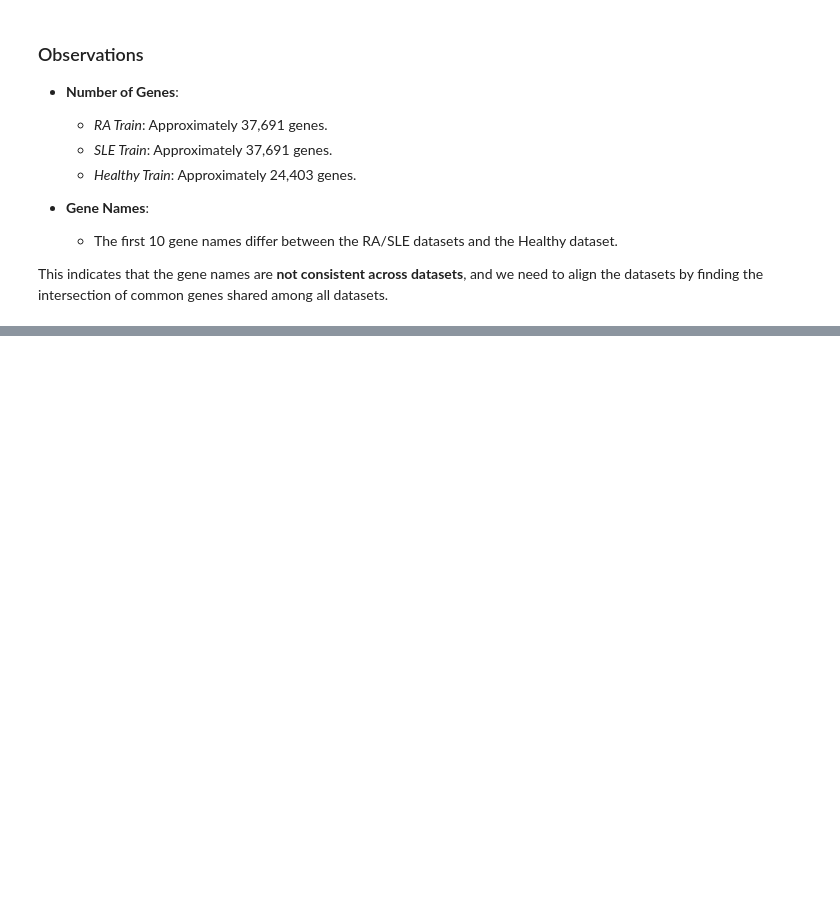
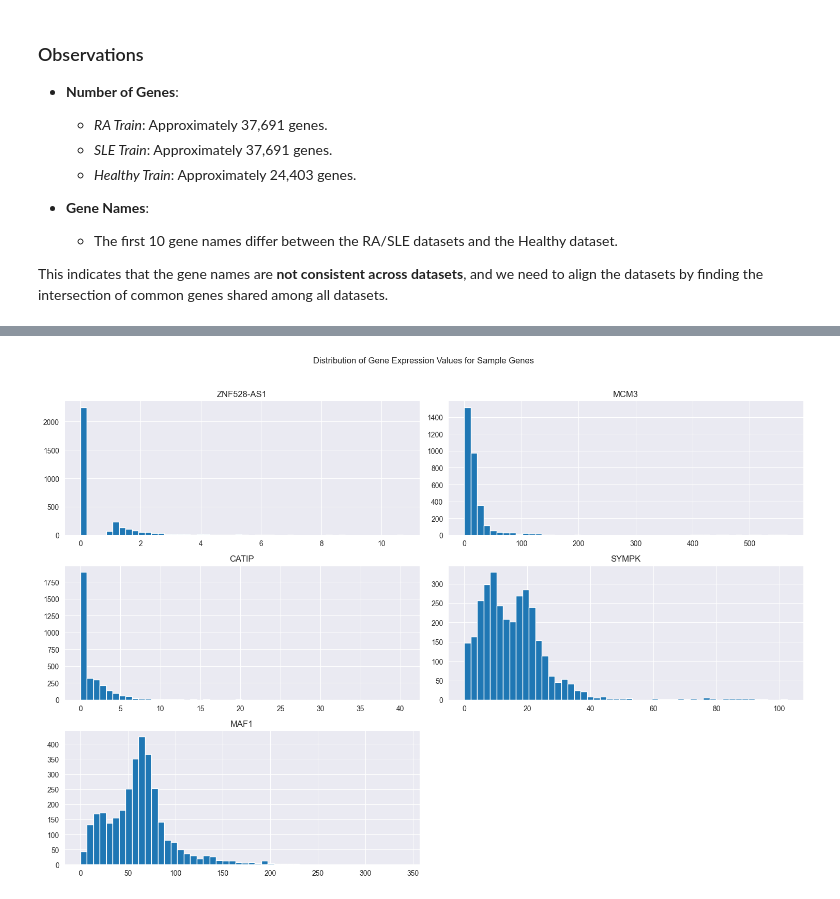
Before and after one commit to andreas-pattichis/ML-for-RNA-Seq-Disease-Classification-and-Biomarker-Discovery, a Jupyter notebook: assignment.ipynb, the cells around one changed output, grey strips where cells are left out. Saved outputs shown, nothing was run; the diff lists cells and outputs as text; code cells hidden in the pictures; blank space fills up the shorter version.

Commit message:
Align and transform data, EDA, Data combination and Labeling

```diff
--- a/assignment.ipynb
+++ b/assignment.ipynb
@@ -111,0 +118,10 @@ This indicates that the gene names are **not consistent across datasets**, and w
+# %%
+# Extract gene lists from each dataset
+ra_genes = set(ra_train.columns)
+sle_genes = set(sle_train.columns)
+healthy_genes = set(healthy_train.columns)
+
+# Find the intersection of genes present in all datasets
+common_genes = list(ra_genes & sle_genes & healthy_genes)
+
+print("Number of common genes across all datasets:", len(common_genes))
@@ -111,0 +130,8 @@ This indicates that the gene names are **not consistent across datasets**, and w
+# %%
+# Subset each dataset to keep only the common genes
+ra_train = ra_train[common_genes]
+ra_test = ra_test[common_genes]
+sle_train = sle_train[common_genes]
+sle_test = sle_test[common_genes]
+healthy_train = healthy_train[common_genes]
+healthy_test = healthy_test[common_genes]
@@ -111,0 +171,10 @@ This indicates that the gene names are **not consistent across datasets**, and w
+# %%
+# Combine all training data for EDA
+combined_train = pd.concat([ra_train, sle_train, healthy_train], ignore_index=True)
+
+# Print the combined training data shape
+print("Combined Training Data Shape:", combined_train.shape)
+
+# Calculate sparsity (percentage of zero values)
+sparsity = (combined_train == 0).sum().sum() / (combined_train.shape[0] * combined_train.shape[1]) * 100
+print(f"\nData Sparsity: {sparsity:.2f}% zeros")
@@ -111,0 +188,12 @@ This indicates that the gene names are **not consistent across datasets**, and w
+# %%
+# Randomly select 5 genes to plot
+np.random.seed(42)
+sample_genes = np.random.choice(common_genes, size=5, replace=False)
+
+# Plot histograms of the selected genes
+combined_train[sample_genes].hist(figsize=(15, 10), bins=50)
+plt.suptitle('Distribution of Gene Expression Values for Sample Genes', y=1.02)
+plt.tight_layout()
+plt.show()
+# %% [output]
+[figure, added]
```
Also changed, not shown: parts of 15 cells of this notebook.
